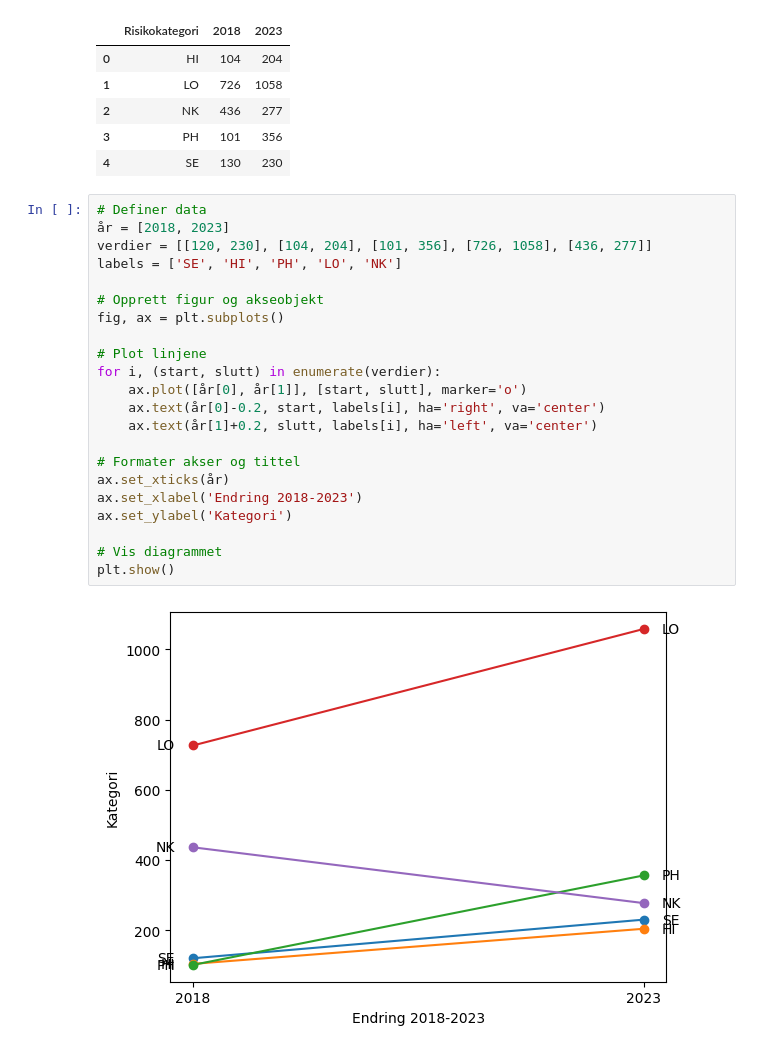
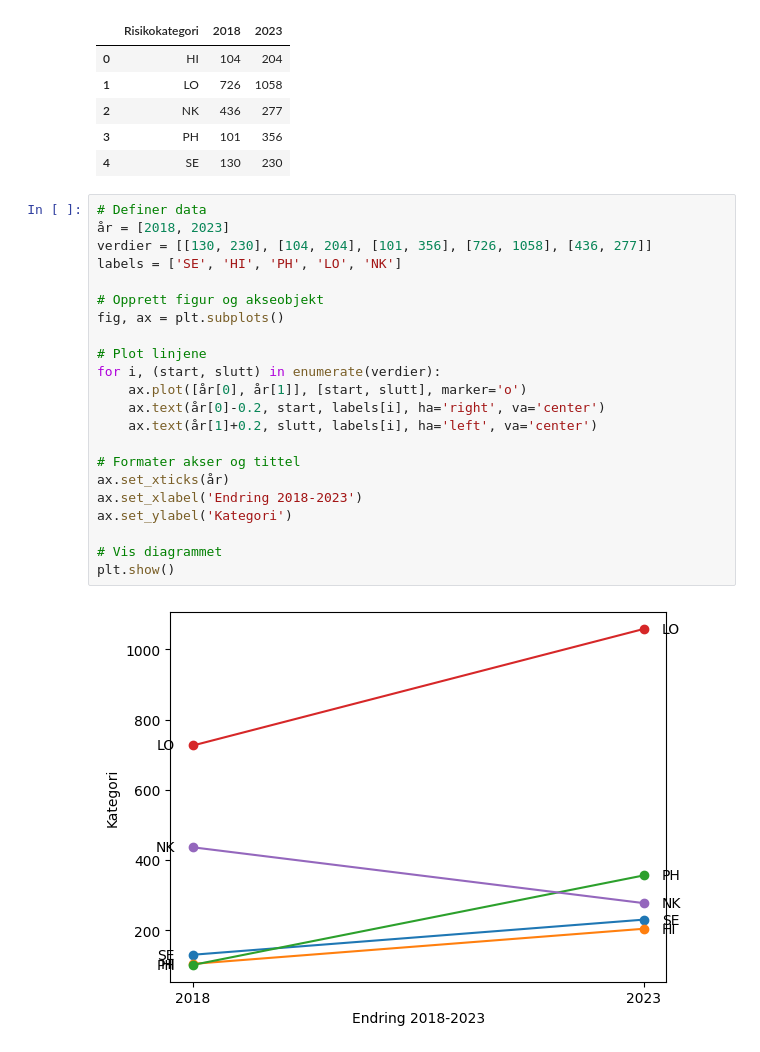
Before and after one commit to hankris1/711, a Jupyter notebook: 711_VDJ6000.ipynb, the cells around one changed output. Saved outputs shown, nothing was run; the diff lists cells and outputs as text.

```diff
--- a/711_VDJ6000.ipynb
+++ b/711_VDJ6000.ipynb
@@ -265,24 +264,24 @@ risk_counts.head()
 # %%
 # Definer data
 år = [2018, 2023]
-verdier = [[120, 230], [104, 204], [101, 356], [726, 1058], [436, 277]]
+verdier = [[130, 230], [104, 204], [101, 356], [726, 1058], [436, 277]]
 labels = ['SE', 'HI', 'PH', 'LO', 'NK']
 
 # Opprett figur og akseobjekt
 fig, ax = plt.subplots()
 
 # Plot linjene
 for i, (start, slutt) in enumerate(verdier):
     ax.plot([år[0], år[1]], [start, slutt], marker='o')
     ax.text(år[0]-0.2, start, labels[i], ha='right', va='center')
     ax.text(år[1]+0.2, slutt, labels[i], ha='left', va='center')
 
 # Formater akser og tittel
 ax.set_xticks(år)
 ax.set_xlabel('Endring 2018-2023')
 ax.set_ylabel('Kategori')
 
 # Vis diagrammet
 plt.show()
 # %% [output]
-[figure, old version]
+[figure, new version]
```
Also changed, not shown: parts of 3 cells of this notebook.
